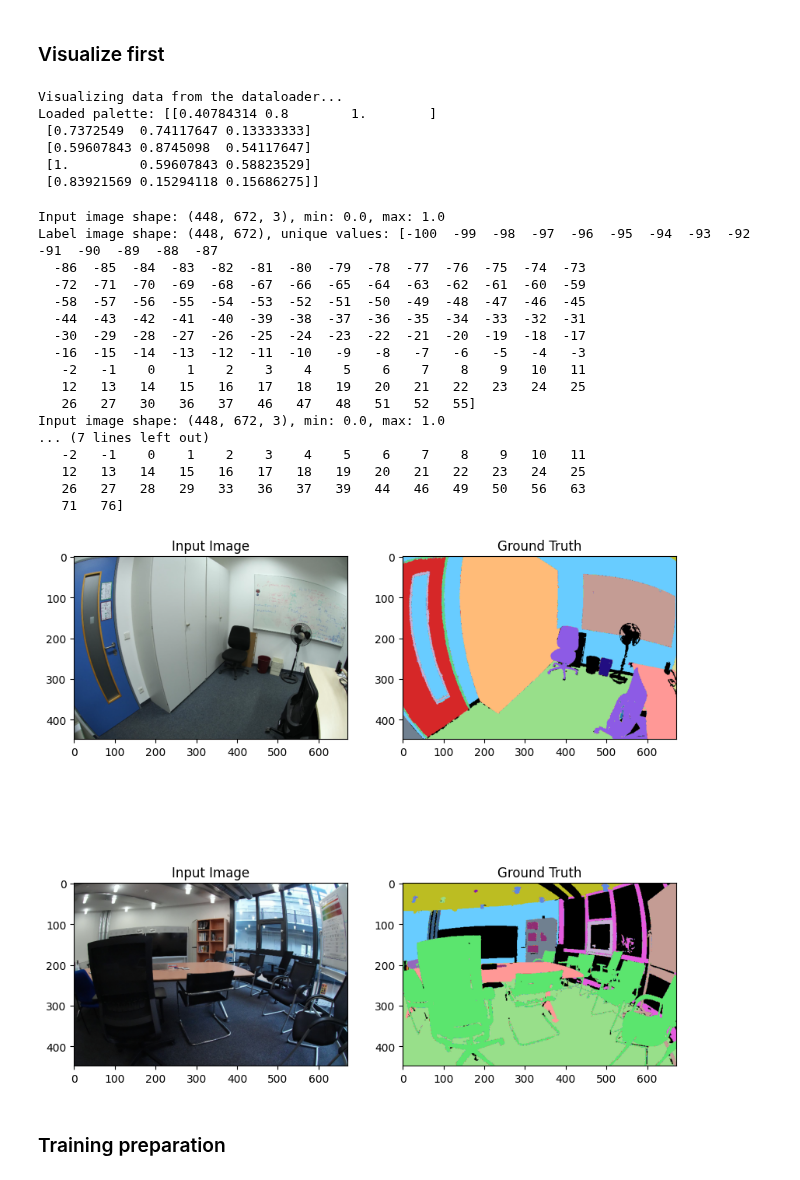
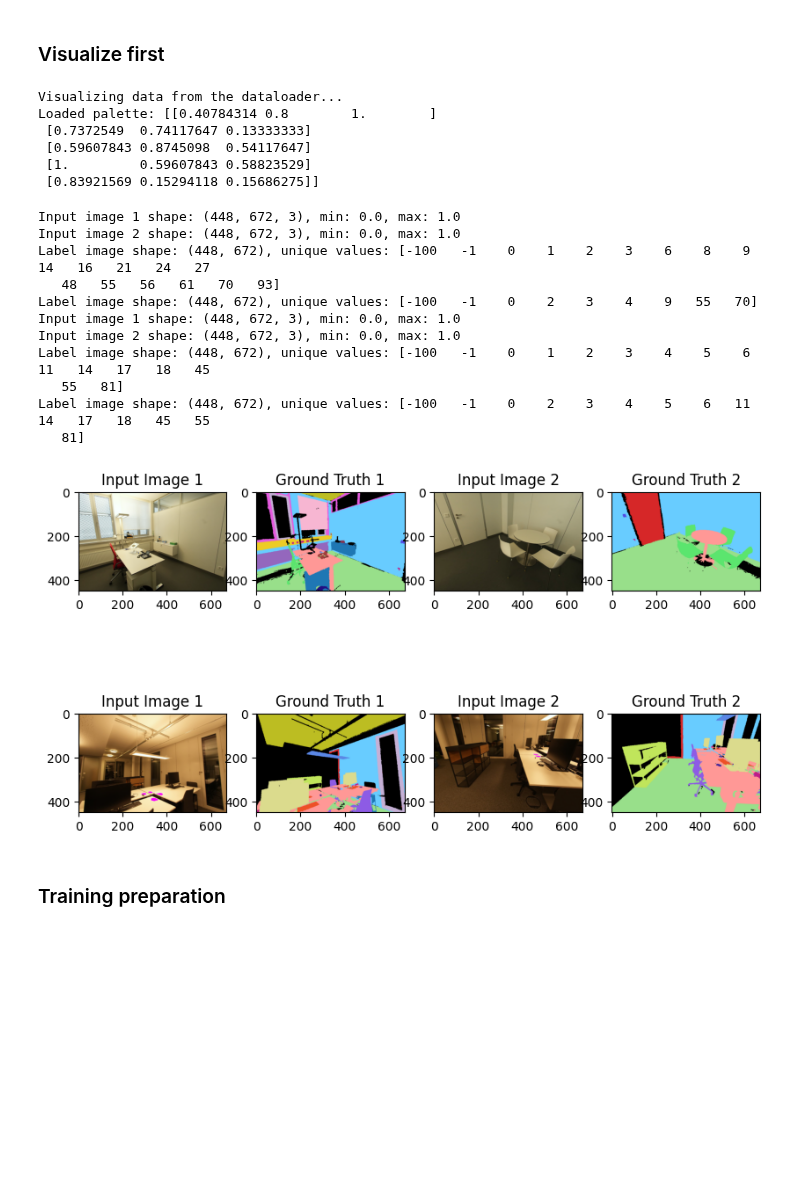
Before and after one commit to HUQiancheng/new-script, a Jupyter notebook: train.ipynb, the cells around one changed output. Cells and saved outputs as stored; diff of their text form; code cells hidden in the pictures; blank space fills up the shorter version.

Commit message:
Train for 2 images

```diff
--- a/train.ipynb
+++ b/train.ipynb
@@ -52,32 +58,27 @@ val_loader = DataLoader(val_dataset, batch_size=4, shuffle=False, num_workers=8)
 # %%
 # Visualize data from the dataloader before training
 print("Visualizing data from the dataloader...")
-visualize_dataloader(val_loader, palette_file='scripts/utils/palette_scannet200.txt', num_samples=2)
+
+visualize_dataloader(train_loader, palette_file='scripts/utils/palette_scannet200.txt', num_samples=2)
 # %% [output]
 Visualizing data from the dataloader...
 Loaded palette: [[0.40784314 0.8        1.        ]
  [0.7372549  0.74117647 0.13333333]
  [0.59607843 0.8745098  0.54117647]
  [1.         0.59607843 0.58823529]
  [0.83921569 0.15294118 0.15686275]]
-Input image shape: (448, 672, 3), min: 0.0, max: 1.0
-Label image shape: (448, 672), unique values: [-100  -99  -98  -97  -96  -95  -94  -93  -92  -91  -90  -89  -88  -87
-  -86  -85  -84  -83  -82  -81  -80  -79  -78  -77  -76  -75  -74  -73
-  -72  -71  -70  -69  -68  -67  -66  -65  -64  -63  -62  -61  -60  -59
-  -58  -57  -56  -55  -54  -53  -52  -51  -50  -49  -48  -47  -46  -45
-  -44  -43  -42  -41  -40  -39  -38  -37  -36  -35  -34  -33  -32  -31
-  -30  -29  -28  -27  -26  -25  -24  -23  -22  -21  -20  -19  -18  -17
-  -16  -15  -14  -13  -12  -11  -10   -9   -8   -7   -6   -5   -4   -3
-   -2   -1    0    1    2    3    4    5    6    7    8    9   10   11
-   12   13   14   15   16   17   18   19   20   21   22   23   24   25
-   26   27   30   36   37   46   47   48   51   52   55]
-Input image shape: (448, 672, 3), min: 0.0, max: 1.0
-... (7 lines left out)
-   -2   -1    0    1    2    3    4    5    6    7    8    9   10   11
-   12   13   14   15   16   17   18   19   20   21   22   23   24   25
-   26   27   28   29   33   36   37   39   44   46   49   50   56   63
-   71   76]
+Input image 1 shape: (448, 672, 3), min: 0.0, max: 1.0
+Input image 2 shape: (448, 672, 3), min: 0.0, max: 1.0
+Label image shape: (448, 672), unique values: [-100   -1    0    1    2    3    6    8    9   14   16   21   24   27
+   48   55   56   61   70   93]
+Label image shape: (448, 672), unique values: [-100   -1    0    2    3    4    9   55   70]
+Input image 1 shape: (448, 672, 3), min: 0.0, max: 1.0
+Input image 2 shape: (448, 672, 3), min: 0.0, max: 1.0
+Label image shape: (448, 672), unique values: [-100   -1    0    1    2    3    4    5    6   11   14   17   18   45
+   55   81]
+Label image shape: (448, 672), unique values: [-100   -1    0    2    3    4    5    6   11   14   17   18   45   55
+   81]
-[figure, old version]
+[figure, new version]
 # %% [markdown]
 ### Training preparation
 # %%
```
Also changed, not shown: parts of 6 cells of this notebook, 6 other files.
